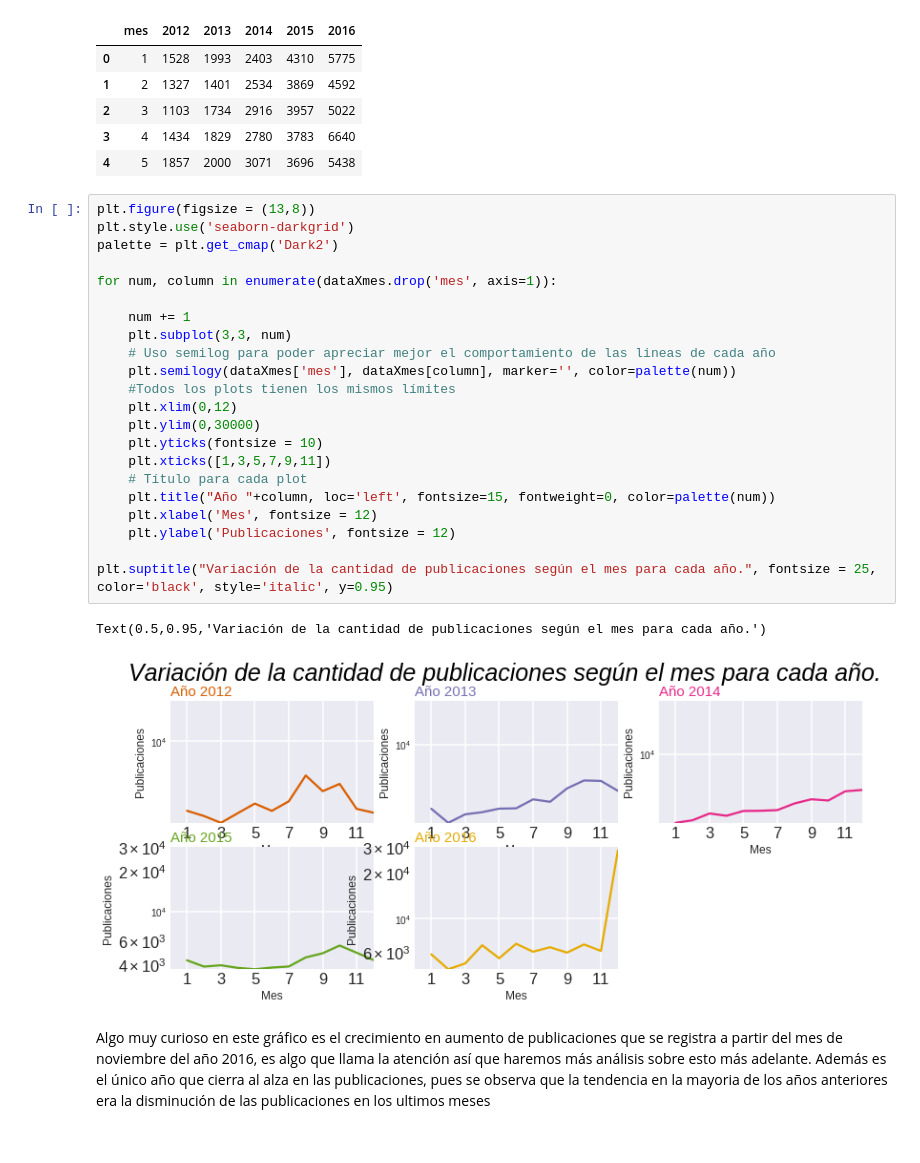
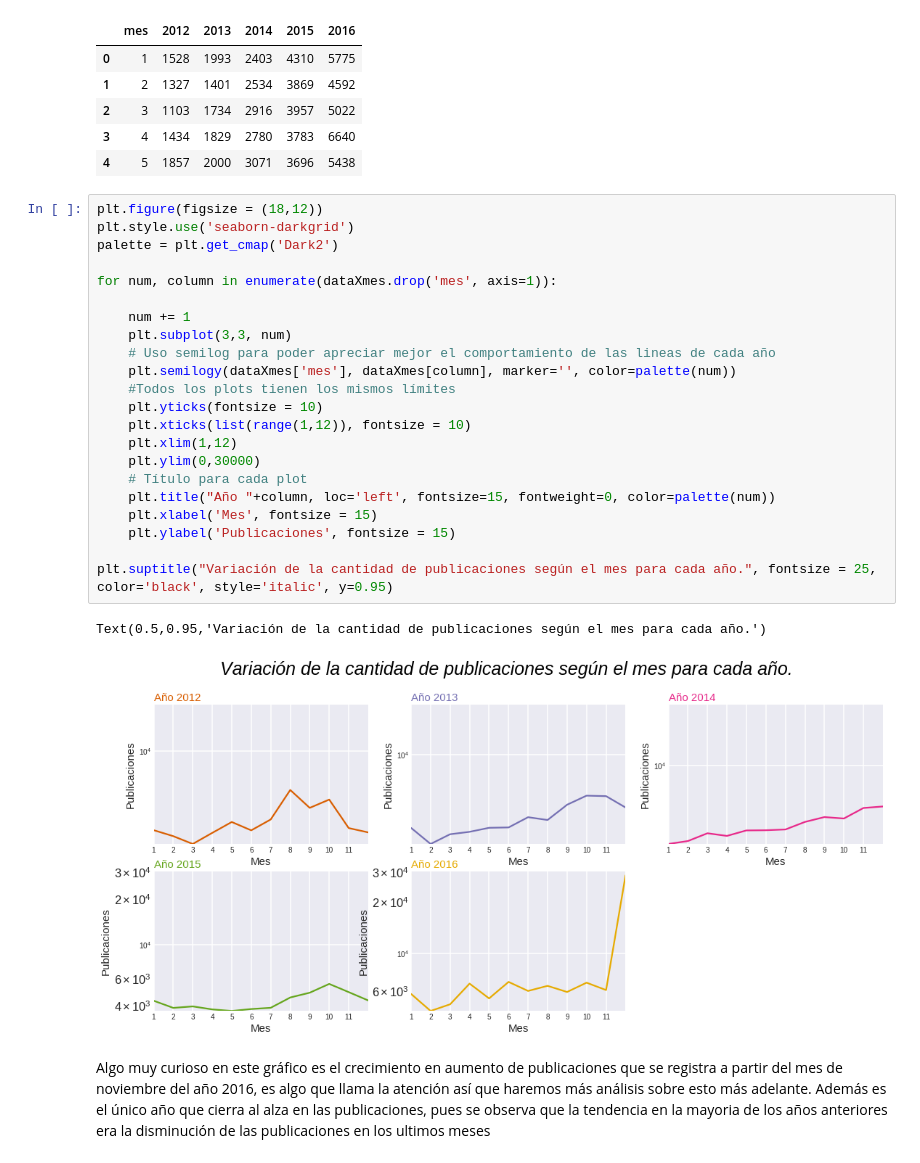
Before and after one commit to luctiz/Grupo43-TP1, a Jupyter notebook: AnalisisTemporales.ipynb, the cells around one changed output. Drawn from its saved outputs; the diff is of its cells as text.

```diff
--- a/AnalisisTemporales.ipynb
+++ b/AnalisisTemporales.ipynb
@@ -154,30 +154,30 @@ dataXmes.head()
 | 3 | 4 | 1434 | 1829 | 2780 | 3783 | 6640 |
 | 4 | 5 | 1857 | 2000 | 3071 | 3696 | 5438 |
 # %%
-plt.figure(figsize = (13,8))
+plt.figure(figsize = (18,12))
 plt.style.use('seaborn-darkgrid')
 palette = plt.get_cmap('Dark2')
 
 for num, column in enumerate(dataXmes.drop('mes', axis=1)):
 
     num += 1
     plt.subplot(3,3, num)
     # Uso semilog para poder apreciar mejor el comportamiento de las lineas de cada año
     plt.semilogy(dataXmes['mes'], dataXmes[column], marker='', color=palette(num))
     #Todos los plots tienen los mismos límites
-    plt.xlim(0,12)
+    plt.yticks(fontsize = 10)
+    plt.xticks(list(range(1,12)), fontsize = 10)
+    plt.xlim(1,12)
     plt.ylim(0,30000)
-    plt.yticks(fontsize = 10)
-    plt.xticks([1,3,5,7,9,11])
     # Título para cada plot
     plt.title("Año "+column, loc='left', fontsize=15, fontweight=0, color=palette(num))
-    plt.xlabel('Mes', fontsize = 12)
-    plt.ylabel('Publicaciones', fontsize = 12)
+    plt.xlabel('Mes', fontsize = 15)
+    plt.ylabel('Publicaciones', fontsize = 15)
 
 plt.suptitle("Variación de la cantidad de publicaciones según el mes para cada año.", fontsize = 25, color='black', style='italic', y=0.95)
 # %% [output]
 Text(0.5,0.95,'Variación de la cantidad de publicaciones según el mes para cada año.')
-[figure, old version]
+[figure, new version]
 # %% [markdown]
 Algo muy curioso en este gráfico es el crecimiento en aumento de publicaciones que se registra a partir del mes de noviembre del año 2016, es algo que llama la atención así que haremos más análisis sobre esto más adelante.
 Además es el único año que cierra al alza en las publicaciones, pues se observa que la tendencia en la mayoria de los años anteriores era la disminución de las publicaciones en los ultimos meses
```
Also changed, not shown: parts of 10 cells of this notebook, 1 other file.
